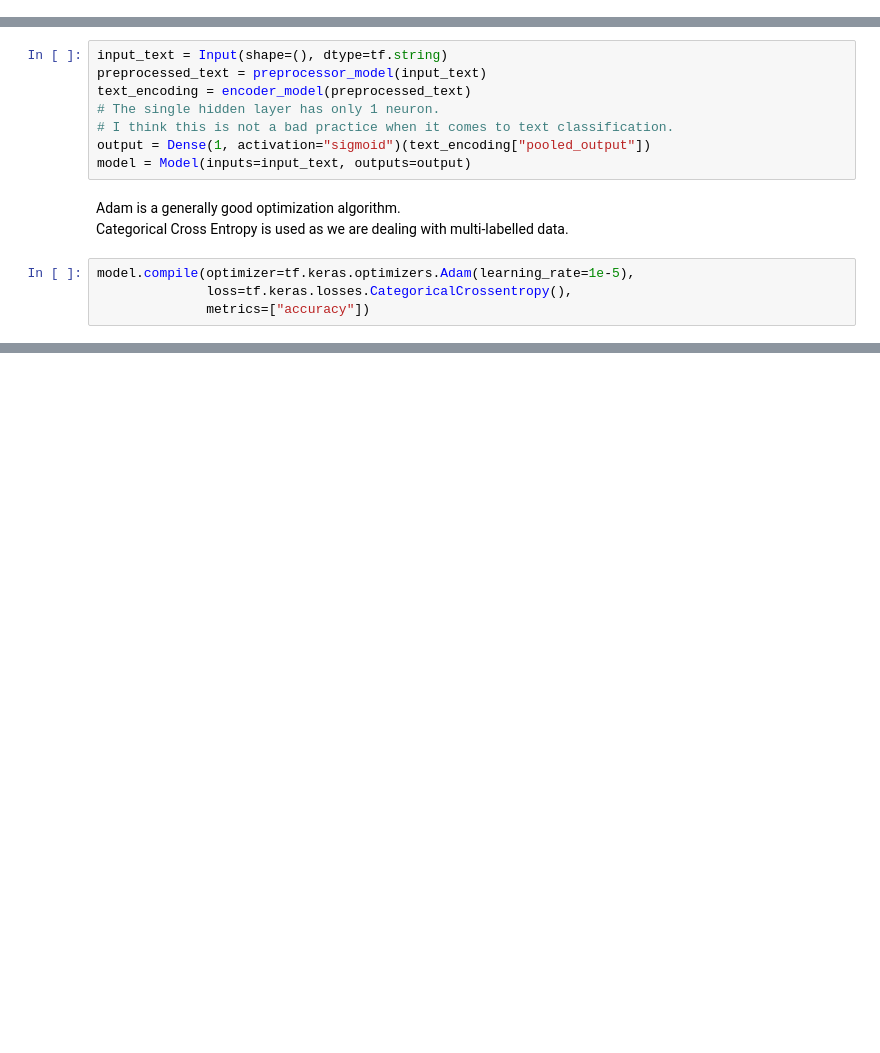
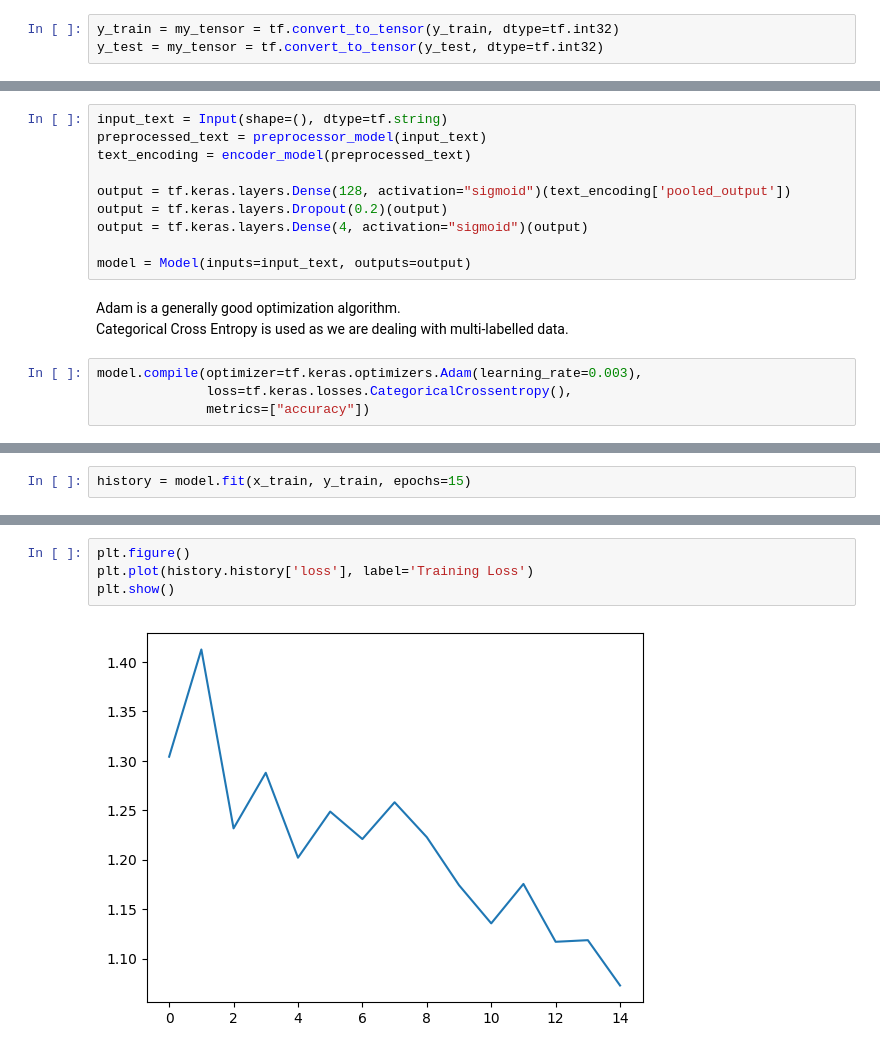
Before and after one commit to saulbeck13/values, a Jupyter notebook: Machine Learning/ml_bert.ipynb, the cells around one changed output, grey strips where cells are left out. Saved outputs shown, nothing was run; the diff lists cells and outputs as text; blank space fills up the shorter version.

Commit message:
Add model training

```diff
--- a/Machine Learning/ml_bert.ipynb
+++ b/Machine Learning/ml_bert.ipynb
@@ -81,0 +88,3 @@ x_train, x_test = train_test_split(stories, test_size=0.2, random_state=42)
+# %%
+y_train = my_tensor = tf.convert_to_tensor(y_train, dtype=tf.int32)
+y_test = my_tensor = tf.convert_to_tensor(y_test, dtype=tf.int32)
@@ -117,14 +148,16 @@ Initialize the ML model.
 input_text = Input(shape=(), dtype=tf.string)
 preprocessed_text = preprocessor_model(input_text)
 text_encoding = encoder_model(preprocessed_text)
-# The single hidden layer has only 1 neuron.
-# I think this is not a bad practice when it comes to text classification.
-output = Dense(1, activation="sigmoid")(text_encoding["pooled_output"])
+
+output = tf.keras.layers.Dense(128, activation="sigmoid")(text_encoding['pooled_output'])
+output = tf.keras.layers.Dropout(0.2)(output)
+output = tf.keras.layers.Dense(4, activation="sigmoid")(output)
+
 model = Model(inputs=input_text, outputs=output)
 # %% [markdown]
 Adam is a generally good optimization algorithm. \
 Categorical Cross Entropy is used as we are dealing with multi-labelled data.
 # %%
-model.compile(optimizer=tf.keras.optimizers.Adam(learning_rate=1e-5),
+model.compile(optimizer=tf.keras.optimizers.Adam(learning_rate=0.003),
               loss=tf.keras.losses.CategoricalCrossentropy(),
               metrics=["accuracy"])
@@ -130,0 +166,2 @@ model.compile(optimizer=tf.keras.optimizers.Adam(learning_rate=1e-5),
+# %%
+history = model.fit(x_train, y_train, epochs=15)
@@ -130,0 +186,6 @@ model.compile(optimizer=tf.keras.optimizers.Adam(learning_rate=1e-5),
+# %%
+plt.figure()
+plt.plot(history.history['loss'], label='Training Loss')
+plt.show()
+# %% [output]
+[figure, added]
```
Also changed, not shown: parts of 17 cells of this notebook.
